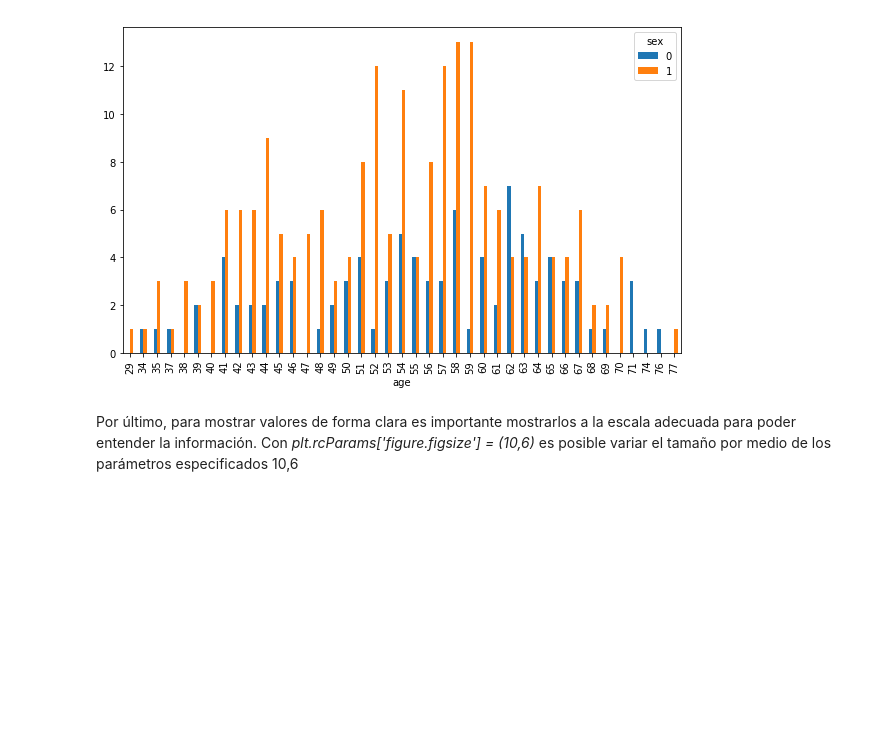
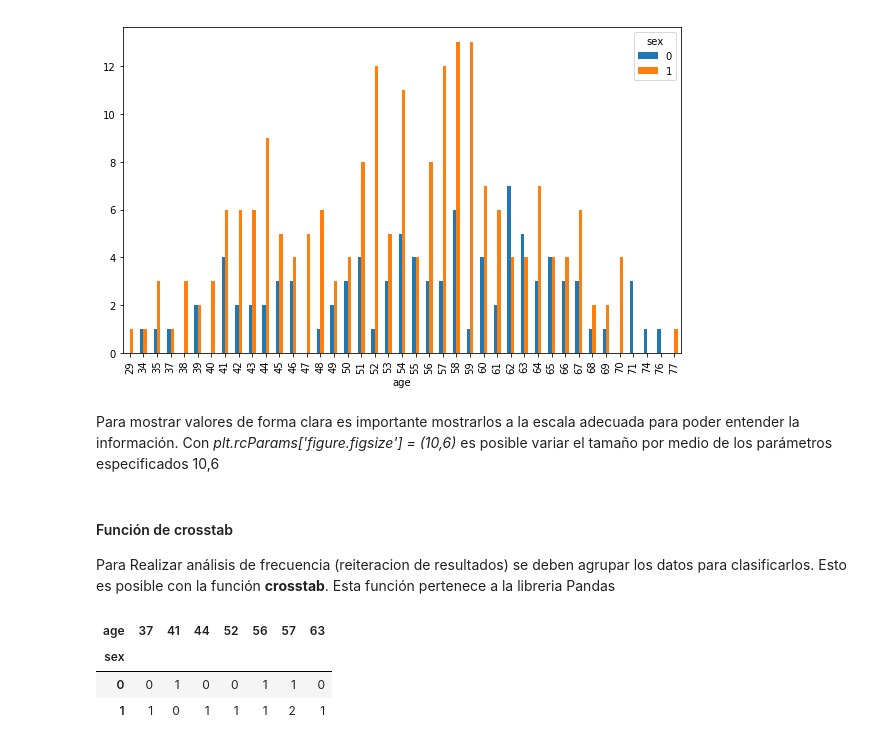
Before and after one commit to david2290/Rec-Patrons, a Jupyter notebook: Inv-Corta-1.ipynb, the cells around one changed output. Drawn from its saved outputs; the diff is of its cells as text; code cells hidden in the pictures; blank space fills up the shorter version.

```diff
--- a/Inv-Corta-1.ipynb
+++ b/Inv-Corta-1.ipynb
@@ -384,3 +392,15 @@ plt.rcParams['figure.figsize'] = (10,6)
 # %% [markdown]
-Por último, para mostrar valores de forma clara es importante mostrarlos a la escala adecuada para poder entender la información.
+Para mostrar valores de forma clara es importante mostrarlos a la escala adecuada para poder entender la información.
 Con *plt.rcParams['figure.figsize'] = (10,6)* es posible variar el tamaño por medio de los parámetros especificados 10,6
+# %% [markdown]
+#### Función de crosstab
+
+Para Realizar análisis de frecuencia (reiteracion de resultados) se deben agrupar los datos para clasificarlos. Esto es posible con la función **crosstab**.
+Esta función pertenece a la libreria Pandas
+# %%
+pd.crosstab(VariableBD.sex, VariableBD.age)
+# %% [output]
+| age | 37 | 41 | 44 | 52 | 56 | 57 | 63 |
+| sex |  |  |  |  |  |  |  |
+| 0 | 0 | 1 | 0 | 0 | 1 | 1 | 0 |
+| 1 | 1 | 0 | 1 | 1 | 1 | 2 | 1 |
```
Also changed, not shown: parts of 5 cells of this notebook.
